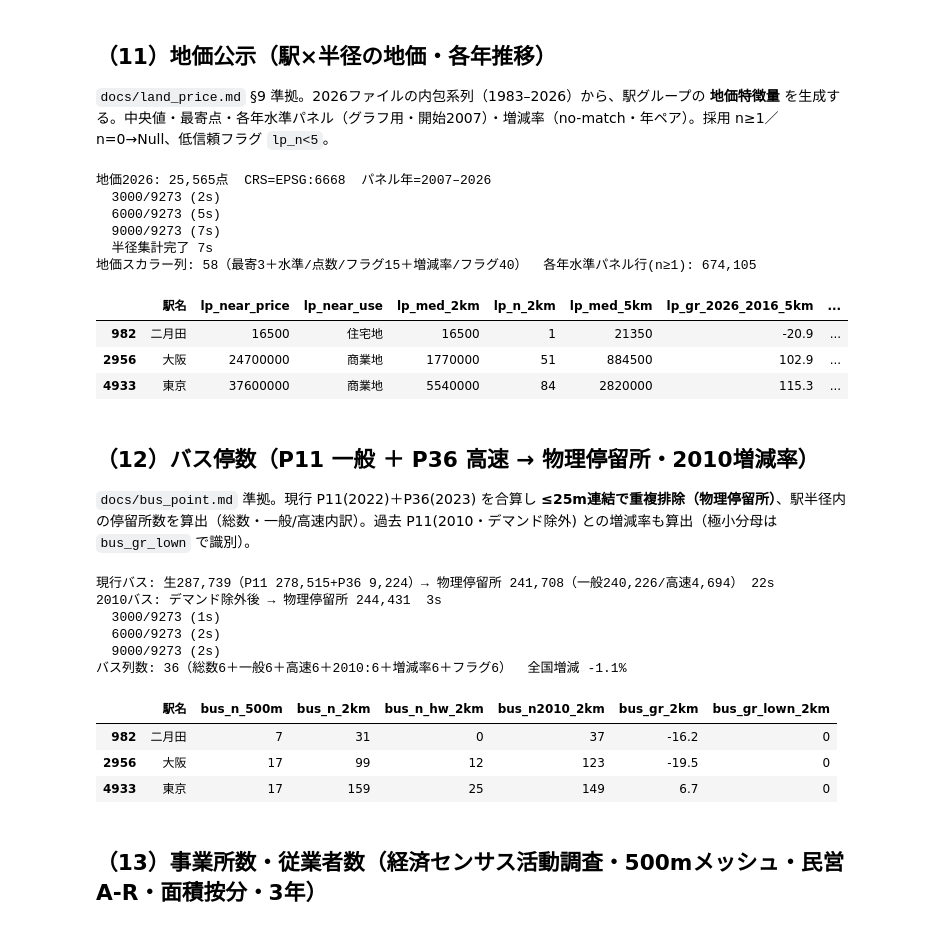
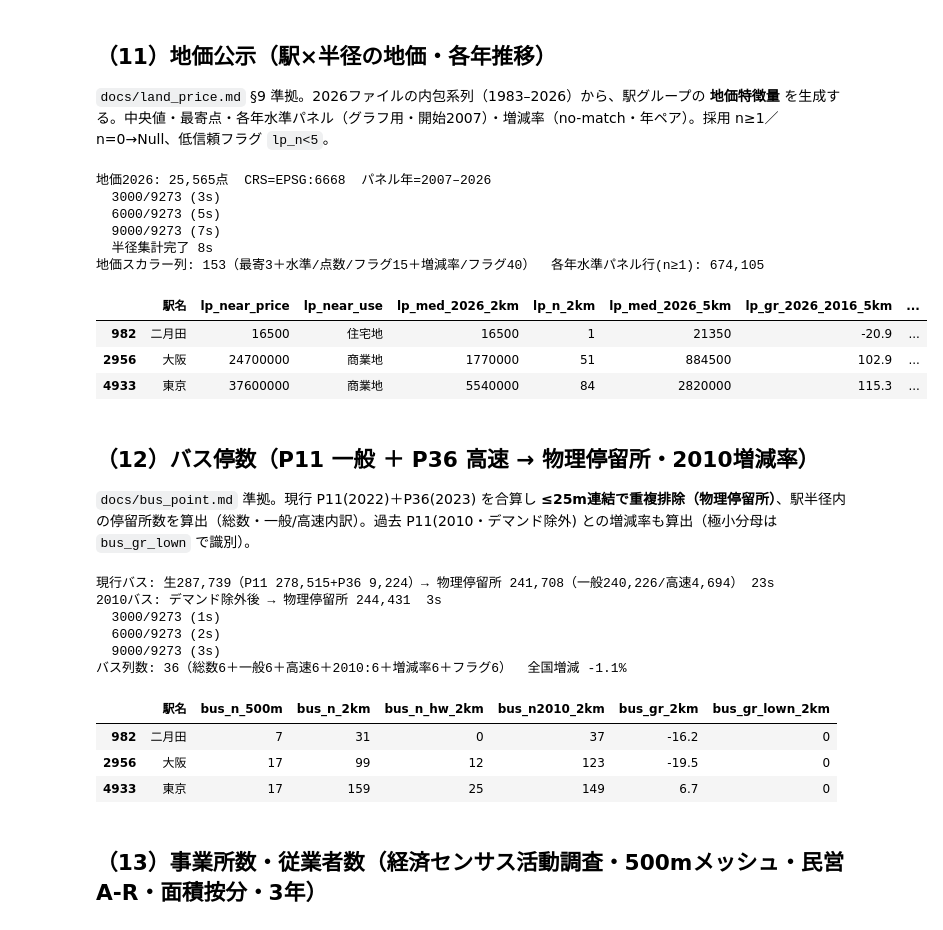
Before and after one commit to kusui26/ai-database-map, a Jupyter notebook: script/create_dataset_for_AI_Database_Map.ipynb, the cells around one changed output. Cells and saved outputs as stored; diff of their text form; code cells hidden in the pictures.

```diff
--- a/script/create_dataset_for_AI_Database_Map.ipynb
+++ b/script/create_dataset_for_AI_Database_Map.ipynb
@@ -302,6 +302,13 @@ for y in YEARS:
     station_group_operator[f"pax_{y}"] = station_group_operator[f"pax_{y}"].round().astype("Int64")
 station_group_operator = station_group_operator.reset_index()
 
+# 事業者名を station_group に畳み込む（pax 規模の降順で『・』連結・カード表示用の単一文字列）
+_ops = (station_group_operator
+        .sort_values(["grp", "pax_2024"], ascending=[True, False])
+        .groupby("grp", sort=True)["運営会社"]
+        .agg(lambda s: "・".join(s.dropna().astype(str))))
+station_group["operators"] = station_group["grp"].map(_ops)
+
 print("station_group_operator:", station_group_operator.shape)
 station_group_operator.head()
 # %% [output]
@@ -916,41 +923,42 @@ _lp = {"lp_near_price": pd.Series(np.round(lp_near_price)).astype("Int64"),
        "lp_near_use": lp_near_use}
 for R in LP_RADII:
     rn = LP_RN[R]
-    _lp[f"lp_med_{rn}"]  = pd.Series(np.round(panel_med[2026][R])).astype("Int64")
-    _lp[f"lp_n_{rn}"]    = panel_n[2026][R].astype("int64")
-    _lp[f"lp_lown_{rn}"] = (panel_n[2026][R] < 5).astype("int8")
+    for y in LP_PANEL_YEARS:                                    # 各年水準を lp_med_{年}_{半径} 列に（pop と同形式で時系列化）
+        _lp[f"lp_med_{y}_{rn}"] = pd.Series(np.round(panel_med[y][R])).astype("Int64")
+    _lp[f"lp_n_{rn}"]    = panel_n[2026][R].astype("int64")     # 現在(2026)の点数
+    _lp[f"lp_lown_{rn}"] = (panel_n[2026][R] < 5).astype("int8")  # 現在(2026)の低分母フラグ
 for base in LP_GR_BASES:
     for R in LP_GR_RADII:
         rn = LP_RN[R]; new = panel_med[2026][R]; old = panel_med[base][R]
         with np.errstate(divide="ignore", invalid="ignore"):
             _lp[f"lp_gr_2026_{base}_{rn}"] = np.round(np.where((old > 0) & (new > 0), (new / old - 1.0) * 100.0, np.nan), 1)
         _lp[f"lp_gr_lown_2026_{base}_{rn}"] = (np.minimum(panel_n[2026][R], panel_n[base][R]) < 5).astype("int8")
 station_group = pd.concat([station_group, pd.DataFrame(_lp, index=station_group.index)], axis=1)  # 断片化回避
 
 # 各年水準パネル（グラフ用・ロング形式・n≥1のみ）→ 別CSV（保存セル）
 _grp = station_group["grp"].to_numpy(); _parts = []
 for y in LP_PANEL_YEARS:
     for R in LP_RADII:
         n = panel_n[y][R]; keep = n > 0
         if keep.any():
             _parts.append(pd.DataFrame({"grp": _grp[keep], "year": y, "radius": LP_RN[R],
                                         "lp_med": np.round(panel_med[y][R][keep]).astype("int64"),
                                         "lp_n": n[keep].astype("int64")}))
 lp_panel = pd.concat(_parts, ignore_index=True)
 
 _lpc = [c for c in station_group.columns if c.startswith("lp_")]
 print(f"地価スカラー列: {len(_lpc)}（最寄3＋水準/点数/フラグ15＋増減率/フラグ40）  各年水準パネル行(n≥1): {len(lp_panel):,}")
 # サニティ: 都心(高)・地方(低)
 station_group[station_group["駅名"].isin(["東京", "大阪", "二月田"])][
-    ["駅名", "lp_near_price", "lp_near_use", "lp_med_2km", "lp_n_2km", "lp_med_5km", "lp_gr_2026_2016_5km", "lp_gr_2026_2011_5km"]]
+    ["駅名", "lp_near_price", "lp_near_use", "lp_med_2026_2km", "lp_n_2km", "lp_med_2026_5km", "lp_gr_2026_2016_5km", "lp_gr_2026_2011_5km"]]
 # %% [output]
 地価2026: 25,565点  CRS=EPSG:6668  パネル年=2007–2026
-  3000/9273 (2s)
+  3000/9273 (3s)
   6000/9273 (5s)
   9000/9273 (7s)
-  半径集計完了 7s
-地価スカラー列: 58（最寄3＋水準/点数/フラグ15＋増減率/フラグ40）  各年水準パネル行(n≥1): 674,105
+  半径集計完了 8s
+地価スカラー列: 153（最寄3＋水準/点数/フラグ15＋増減率/フラグ40）  各年水準パネル行(n≥1): 674,105
-|  | 駅名 | lp_near_price | lp_near_use | lp_med_2km | lp_n_2km | lp_med_5km | lp_gr_2026_2016_5km | ... |
+|  | 駅名 | lp_near_price | lp_near_use | lp_med_2026_2km | lp_n_2km | lp_med_2026_5km | lp_gr_2026_2016_5km | ... |
 | 982 | 二月田 | 16500 | 住宅地 | 16500 | 1 | 21350 | -20.9 | ... |
 | 2956 | 大阪 | 24700000 | 商業地 | 1770000 | 51 | 884500 | 102.9 | ... |
 | 4933 | 東京 | 37600000 | 商業地 | 5540000 | 84 | 2820000 | 115.3 | ... |
@@ -1047,11 +1055,11 @@ print(f"バス列数: {len(_busc)}（総数6＋一般6＋高速6＋2010:6＋増
 station_group[station_group["駅名"].isin(["東京", "大阪", "二月田"])][
     ["駅名", "bus_n_500m", "bus_n_2km", "bus_n_hw_2km", "bus_n2010_2km", "bus_gr_2km", "bus_gr_lown_2km"]]
 # %% [output]
-現行バス: 生287,739（P11 278,515+P36 9,224）→ 物理停留所 241,708（一般240,226/高速4,694） 22s
+現行バス: 生287,739（P11 278,515+P36 9,224）→ 物理停留所 241,708（一般240,226/高速4,694） 23s
 2010バス: デマンド除外後 → 物理停留所 244,431  3s
   3000/9273 (1s)
   6000/9273 (2s)
-  9000/9273 (2s)
+  9000/9273 (3s)
 バス列数: 36（総数6＋一般6＋高速6＋2010:6＋増減率6＋フラグ6）  全国増減 -1.1%
 |  | 駅名 | bus_n_500m | bus_n_2km | bus_n_hw_2km | bus_n2010_2km | bus_gr_2km | bus_gr_lown_2km |
 | 982 | 二月田 | 7 | 31 | 0 | 37 | -16.2 | 0 |
```
Also changed, not shown: parts of 5 cells of this notebook, 17 other files.
